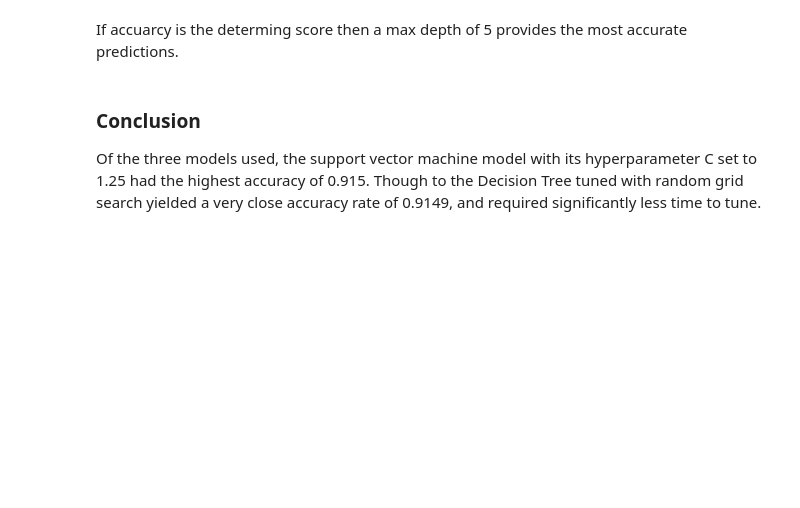
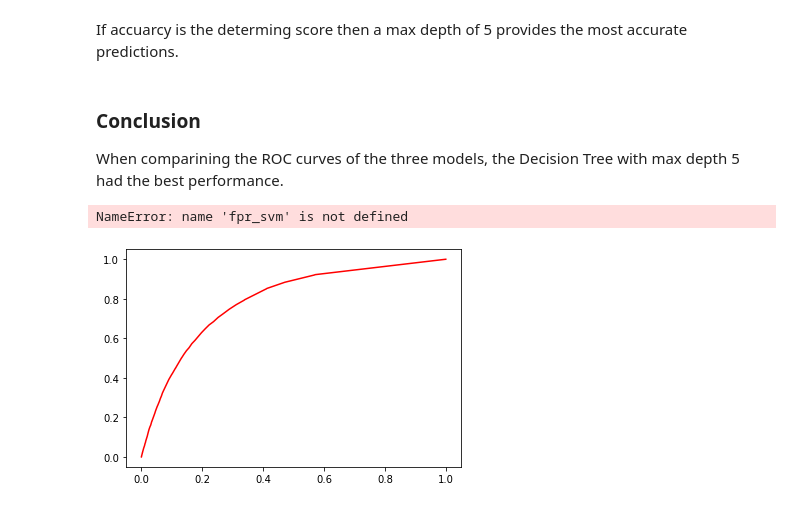
Before and after one commit to jimmyzholin/Springboard2, a Jupyter notebook: Capstone/models/1.0-jl-initial-modeling.ipynb, the cells around one changed output. Drawn from its saved outputs; the diff is of its cells as text; code cells hidden in the pictures; blank space fills up the shorter version.

```diff
--- a/Capstone/models/1.0-jl-initial-modeling.ipynb
+++ b/Capstone/models/1.0-jl-initial-modeling.ipynb
@@ -224,5 +258,18 @@ scores
 # %% [markdown]
 If accuarcy is the determing score then a max depth of 5 provides the most accurate predictions.
-# %% [markdown]
-<h3>Conclusion</h3>
-Of the three models used, the support vector machine model with its hyperparameter C set to 1.25 had the highest accuracy of 0.915. Though to the Decision Tree tuned with random grid search yielded a very close accuracy rate of 0.9149, and required significantly less time to tune.
+# %% [markdown]
+<h3>Conclusion</h3>
+When comparining the ROC curves of the three models, the Decision Tree with max depth 5 had the best performance.
+# %%
+plt.clf()
+plt.plot(fpr_rf, tpr_rf, label='Random Forest', c='r')
+plt.plot(fpr_svm, tpr_svm, label='SVM', c='g')
+plt.plot(fpr_tree, tpr_tree, label='Decision Tree', c='b')
+plt.xlabel('False Positive Rate')
+plt.ylabel('True Positive Rate')
+plt.title('ROC Comparison')
+plt.legend()
+plt.show()
+# %% [output]
+NameError: name 'fpr_svm' is not defined
+[figure, added]
```
Also changed, not shown: parts of 27 cells of this notebook, 9 other files.
